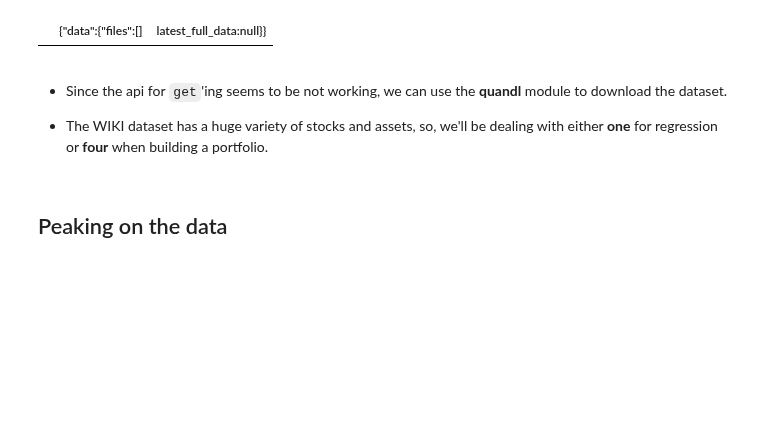
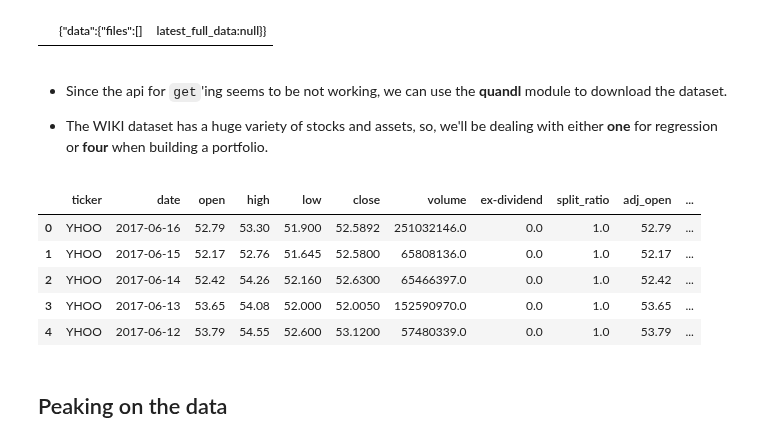
Before and after one commit to leoniloris/Stock-Price-Prediction, a Jupyter notebook: stock_price_prediction.ipynb, the cells around one changed output. Drawn from its saved outputs; the diff is of its cells as text; code cells hidden in the pictures; blank space fills up the shorter version.

```diff
--- a/stock_price_prediction.ipynb
+++ b/stock_price_prediction.ipynb
@@ -102,11 +104,17 @@ dataset_df
 # %%
 quandl.ApiConfig.api_key = api_key
 
 dataset_df = quandl.get_table('WIKI/PRICES', ticker = ['CENX', 'QCOM', 'YHOO', 'MCD'],
                         date = {'gte': dates_range[0], 'lte': dates_range[1]},
-                        paginate=True)
+                        paginate=True).reset_index(drop=True)
 dataset_df.head()
-dataset_df.set_index('date', inplace=True, drop=True)
+# %% [output]
+|  | ticker | date | open | high | low | close | volume | ex-dividend | split_ratio | adj_open | ... |
+| 0 | YHOO | 2017-06-16 | 52.79 | 53.30 | 51.900 | 52.5892 | 251032146.0 | 0.0 | 1.0 | 52.79 | ... |
+| 1 | YHOO | 2017-06-15 | 52.17 | 52.76 | 51.645 | 52.5800 | 65808136.0 | 0.0 | 1.0 | 52.17 | ... |
+| 2 | YHOO | 2017-06-14 | 52.42 | 54.26 | 52.160 | 52.6300 | 65466397.0 | 0.0 | 1.0 | 52.42 | ... |
+| 3 | YHOO | 2017-06-13 | 53.65 | 54.08 | 52.000 | 52.0050 | 152590970.0 | 0.0 | 1.0 | 53.65 | ... |
+| 4 | YHOO | 2017-06-12 | 53.79 | 54.55 | 52.600 | 53.1200 | 57480339.0 | 0.0 | 1.0 | 53.79 | ... |
 # %% [markdown]
 ## Peaking on the data
 # %%
```
Also changed, not shown: parts of 25 cells of this notebook.
